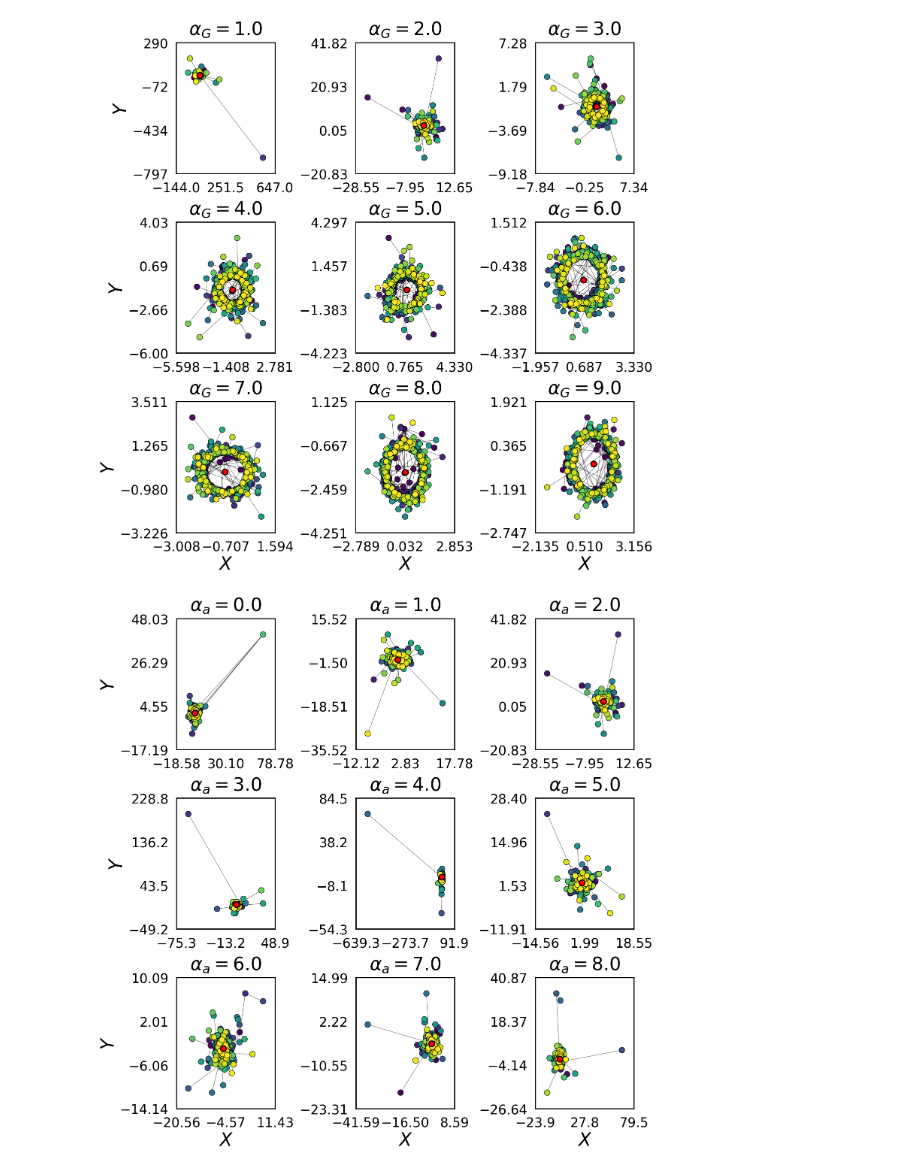
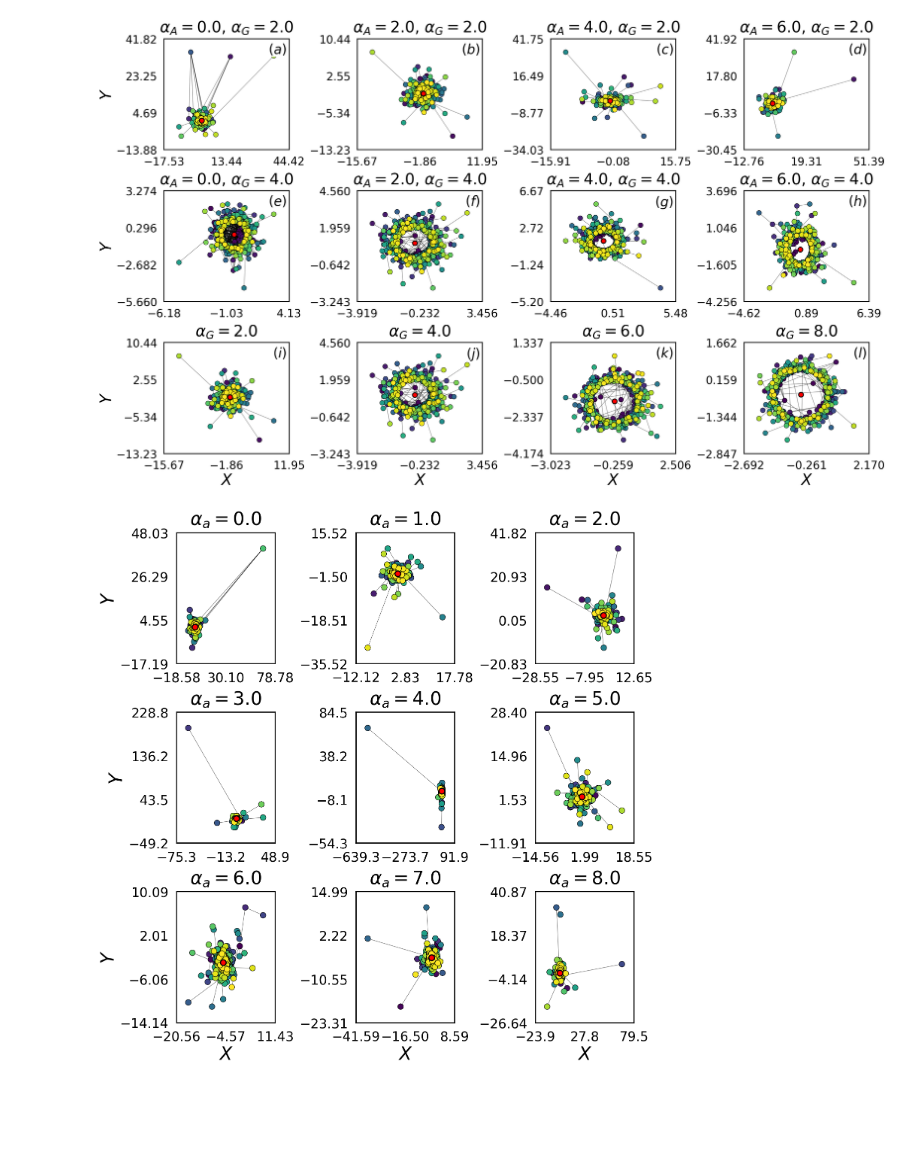
Before and after one commit to JuniorAlencar/SpatialPreferential, a Jupyter notebook: scripts/jupyter/network_plot.ipynb, the cells around one changed output. Saved outputs shown, nothing was run; the diff lists cells and outputs as text; code cells hidden in the pictures; blank space fills up the shorter version.

Commit message:
network update

```diff
--- a/scripts/jupyter/network_plot.ipynb
+++ b/scripts/jupyter/network_plot.ipynb
@@ -3,48 +3,94 @@ import matplotlib.pyplot as plt
 from src.FunctionsNetworkPlot import *
 # %%
 # Criar a figura e a grade de subplots
-fig, axs = plt.subplots(3, 3, figsize=(15, 15))
+fig, axs = plt.subplots(3, 4, figsize=(25, 15))
 
 # Definir grafos e posições para cada subplot
 graphs = []
 positions = []
 titles = []
 
 N = 500
-alpha_a_f = 2.0
-alpha_g_v = [1.0, 2.0, 3.0,
-             4.0, 5.0, 6.0,
-             7.0, 8.0, 9.0]
+alpha_ag_f_1 = 2.0
+alpha_ag_f_2 = 4.0
+alpha_a_v = [0.0, 2.0, 4.0, 6.0]
+alpha_g_v = [2.0, 4.0, 6.0, 8.0]
+
 dim = 2
 
-for i in range(9):
+for alpha_a in alpha_a_v:
     # Criar um grafo
     G = nx.Graph()
-    fn = select_first_gml_gz_file(N, dim, alpha_a_f, alpha_g_v[i])
-    edges, nodes_positions = positions_GML(N, dim, alpha_a_f, alpha_g_v[i], fn)
+
+    fn = select_first_gml_gz_file(N, dim, alpha_a, alpha_ag_f_1)
+    edges, nodes_positions = positions_GML(N, dim, alpha_a, alpha_ag_f_1, fn)
 
     # Adicionar nós com as posições 2D extraídas das coordenadas 3D
     for node, pos in nodes_positions.items():
         G.add_node(node, pos=(pos[0], pos[1]))  # Apenas coordenadas x e y
 
     pos = nx.get_node_attributes(G, 'pos')
     G.add_edges_from(edges)
 
     graphs.append(G)
     positions.append(pos)
-    titles.append(rf'$\alpha_G =  {alpha_g_v[i]}$')
+    titles.append(rf'$\alpha_A =  {alpha_a}$, $\alpha_G = {alpha_ag_f_1}$')
+
+for alpha_a in alpha_a_v:
+    # Criar um grafo
+    G = nx.Graph()
+
+    fn = select_first_gml_gz_file(N, dim, alpha_a, alpha_ag_f_2)
+    edges, nodes_positions = positions_GML(N, dim, alpha_a, alpha_ag_f_2, fn)
+
+    # Adicionar nós com as posições 2D extraídas das coordenadas 3D
+    for node, pos in nodes_positions.items():
+        G.add_node(node, pos=(pos[0], pos[1]))  # Apenas coordenadas x e y
+
+    pos = nx.get_node_attributes(G, 'pos')
+    G.add_edges_from(edges)
+
+    graphs.append(G)
+    positions.append(pos)
+    titles.append(rf'$\alpha_A =  {alpha_a}$, $\alpha_G = {alpha_ag_f_2}$')
+
+for alpha_g in alpha_g_v:
+    # Criar um grafo
+    G = nx.Graph()
+    fn = select_first_gml_gz_file(N, dim, alpha_ag_f_1, alpha_g)
+    edges, nodes_positions = positions_GML(N, dim, alpha_ag_f_1, alpha_g, fn)
+
+    # Adicionar nós com as posições 2D extraídas das coordenadas 3D
+    for node, pos in nodes_positions.items():
+        G.add_node(node, pos=(pos[0], pos[1]))  # Apenas coordenadas x e y
+
+    pos = nx.get_node_attributes(G, 'pos')
+    G.add_edges_from(edges)
+
+    graphs.append(G)
+    positions.append(pos)
+    titles.append(rf'$\alpha_G =  {alpha_g}$')
+
+labels_alfa = ['$(a)$','$(b)$','$(c)$','$(d)$','$(e)$','$(f)$',
+               '$(g)$','$(h)$','$(i)$','$(j)$','$(k)$','$(l)$']
 
 # Preencher cada subplot com um grafo
 for i, ax in enumerate(axs.flat):
-    row, col = divmod(i, 3)  # Calcula a linha e a coluna do subplot
+    row, col = divmod(i, 4)
     draw_graph_subplots(ax, graphs[i], positions[i], titles[i], row, col)
+    # Adiciona o label (a), (b), ... no canto superior direito do subplot
+    ax.text(0.98, 0.96, labels_alfa[i],
+            transform=ax.transAxes,
+            ha='right', va='top',
+            fontsize=30,
+            bbox=dict(facecolor='white', edgecolor='none', pad=0.5))
 
 # Ajuste o layout para evitar sobreposição
 plt.tight_layout()
-plt.savefig("../../results/network/network_2d_alpha_g_N500.png", dpi=300)
+plt.savefig("../../results/network/network_2d_N500.png", dpi=300)
 plt.show()
 # %% [output]
-[figure, old version]
+[figure, new version]
 # %%
 fig, axs = plt.subplots(3, 3, figsize=(15, 15))
 
```
Also changed, not shown: 3 other files.
